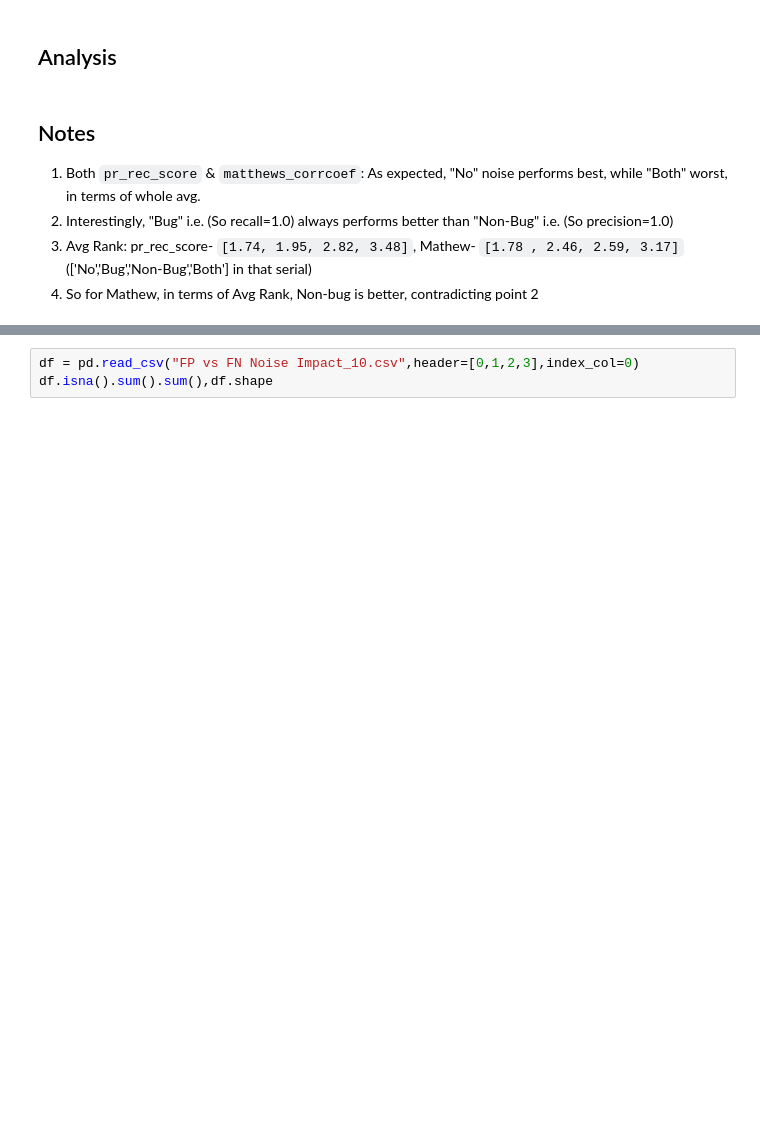
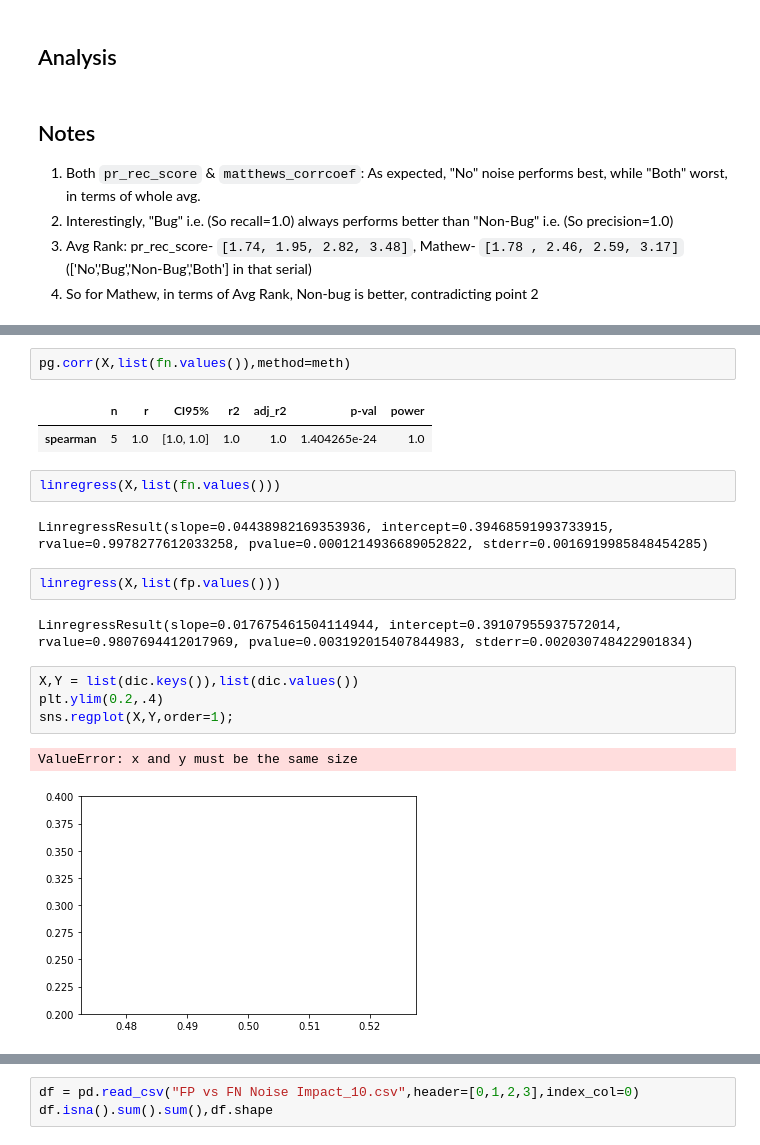
Before and after one commit to Shihab-Shahriar/analytics, a Jupyter notebook: FP vs FN Noise.ipynb, the cells around one changed output, grey strips where cells are left out. Cells and saved outputs as stored; diff of their text form; blank space fills up the shorter version.

Commit message:
ALl RESULTS DONE HOPEFULLY, ANALYSIS HALF_WAY

```diff
--- a/FP vs FN Noise.ipynb
+++ b/FP vs FN Noise.ipynb
@@ -314,0 +357,20 @@ import scikit_posthocs as sp
+# %%
+pg.corr(X,list(fn.values()),method=meth)
+# %% [output]
+|  | n | r | CI95% | r2 | adj_r2 | p-val | power |
+| spearman | 5 | 1.0 | [1.0, 1.0] | 1.0 | 1.0 | 1.404265e-24 | 1.0 |
+# %%
+linregress(X,list(fn.values()))
+# %% [output]
+LinregressResult(slope=0.04438982169353936, intercept=0.39468591993733915, rvalue=0.9978277612033258, pvalue=0.0001214936689052822, stderr=0.0016919985848454285)
+# %%
+linregress(X,list(fp.values()))
+# %% [output]
+LinregressResult(slope=0.017675461504114944, intercept=0.39107955937572014, rvalue=0.9807694412017969, pvalue=0.003192015407844983, stderr=0.002030748422901834)
+# %%
+X,Y = list(dic.keys()),list(dic.values())
+plt.ylim(0.2,.4)
+sns.regplot(X,Y,order=1);
+# %% [output]
+ValueError: x and y must be the same size
+[figure, added]
```
Also changed, not shown: parts of 8 cells of this notebook, 8 other files.
